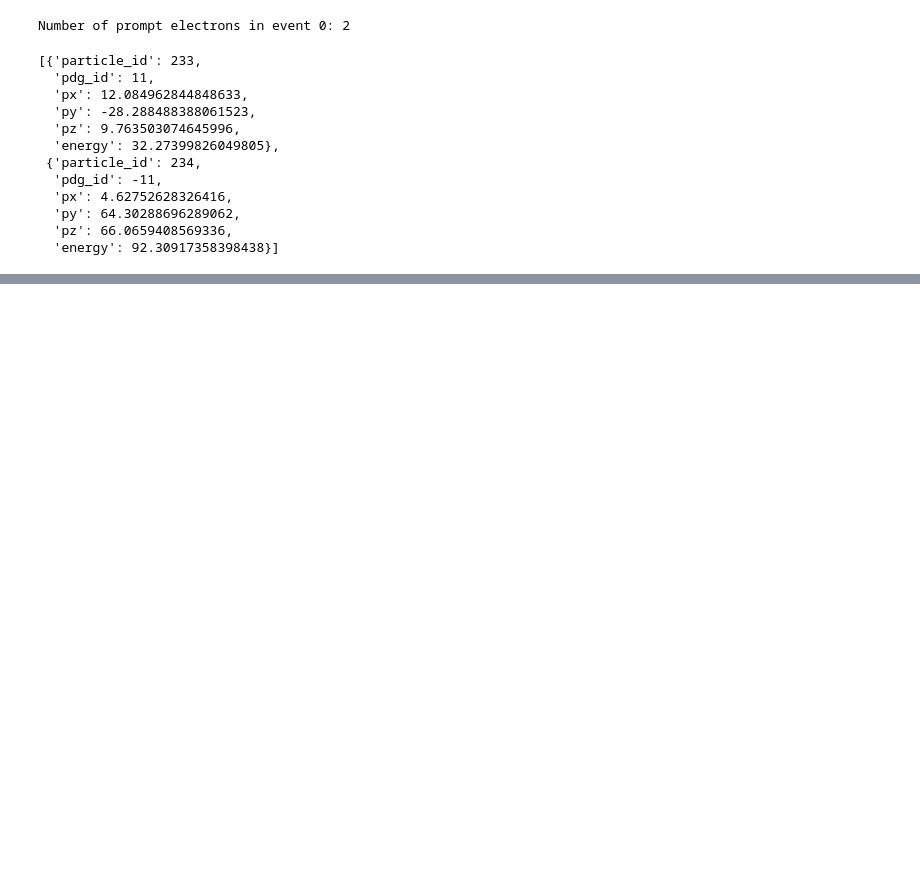
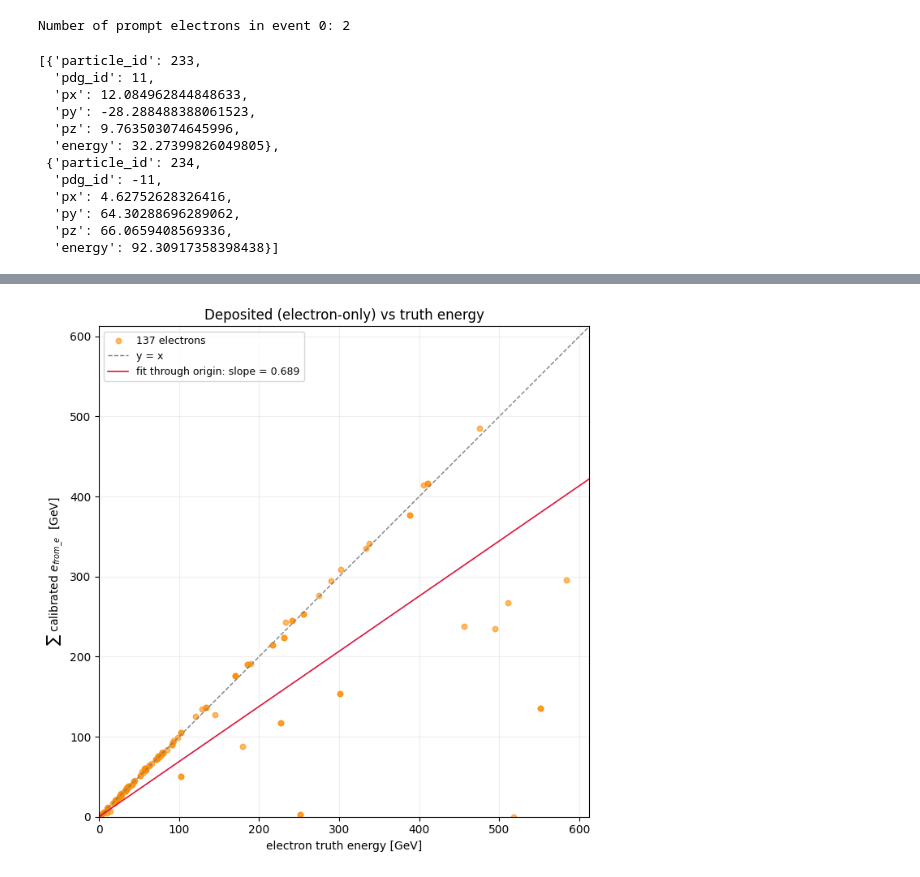
Before and after one commit to lambertloic2005/colliderml-electron-calo, a Jupyter notebook: notebooks/01_plot_gallery.ipynb, the cells around one changed output, grey strips where cells are left out. Cells and saved outputs as stored; diff of their text form; code cells hidden in the pictures; blank space fills up the shorter version.

```diff
--- a/notebooks/01_plot_gallery.ipynb
+++ b/notebooks/01_plot_gallery.ipynb
@@ -100,6 +100,9 @@ OutOfBoundsError: index 5 is out of bounds for sequence of length 5
 # %%
+# show energy deposited into the calorimeter compared to the energy of the electron
 fig = plots.deposited_vs_truth(
     frames,
-    n_events=5,
+    n_events=50,
 )
 plt.show()
+# %% [output]
+[figure, added]
```
Also changed, not shown: parts of 5 cells of this notebook.
